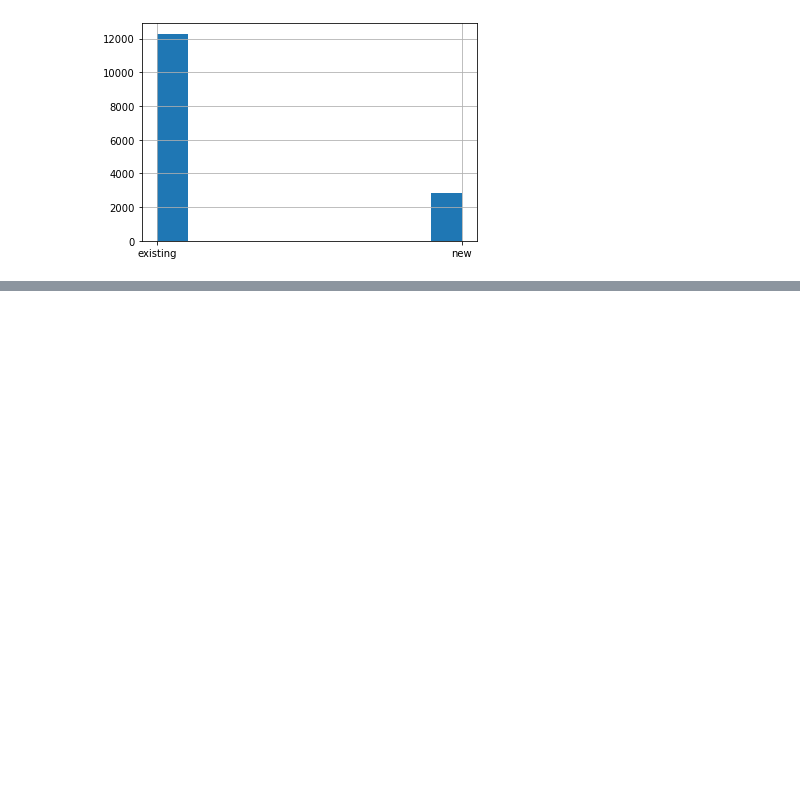
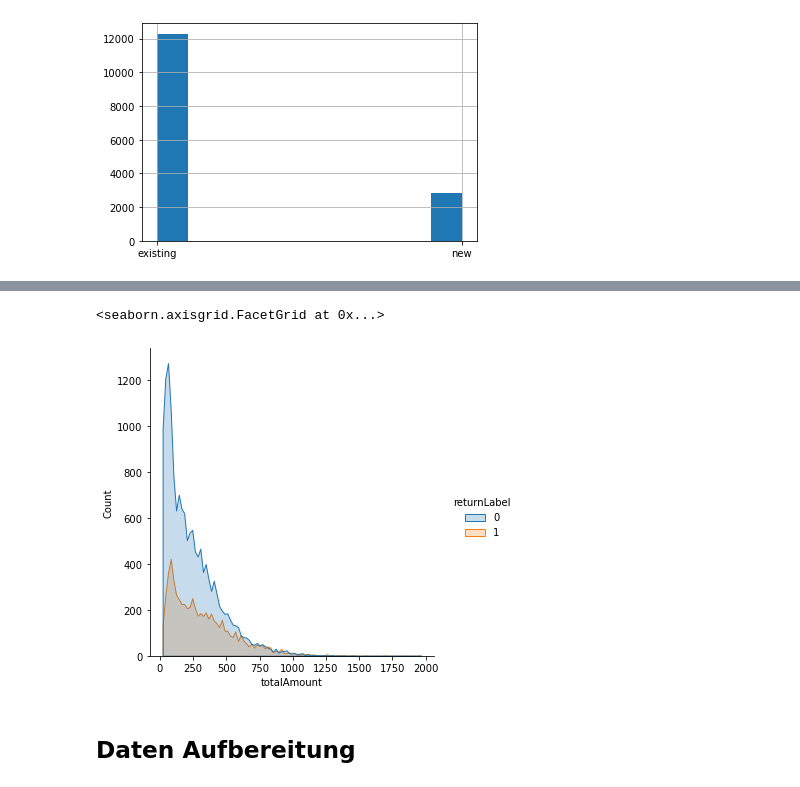
Before and after one commit to daniel-seiler/MlLab, a Jupyter notebook: ML_Tasks.ipynb, the cells around one changed output, grey strips where cells are left out. Drawn from its saved outputs; the diff is of its cells as text; code cells hidden in the pictures; blank space fills up the shorter version.

```diff
--- a/ML_Tasks.ipynb
+++ b/ML_Tasks.ipynb
@@ -109,0 +100,7 @@ df.shape
+# %%
+seaborn.displot(trainDF, x="totalAmount", hue="returnLabel", element="poly")
+# %% [output]
+<seaborn.axisgrid.FacetGrid at 0x...>
+[figure, added]
+# %% [markdown]
+## Daten Aufbereitung
```
Also changed, not shown: parts of 14 cells of this notebook.
